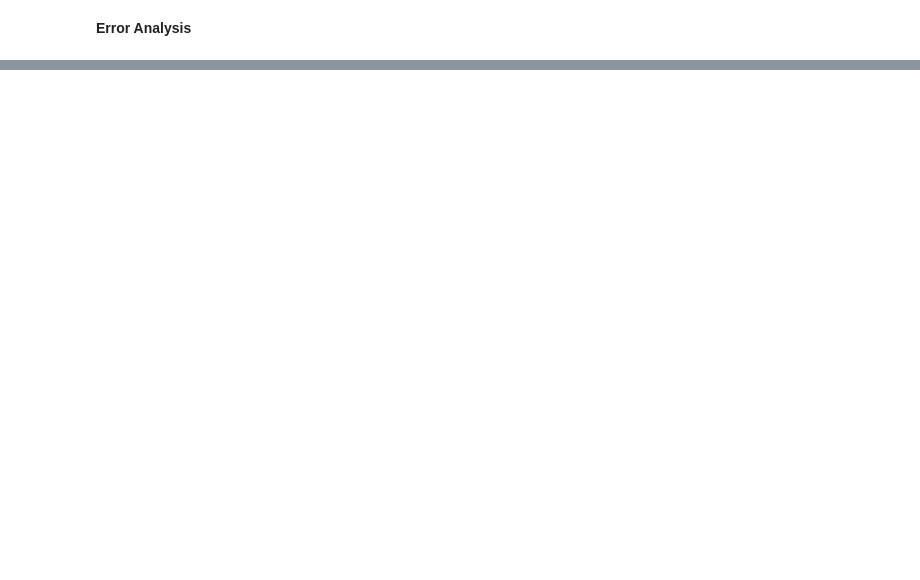
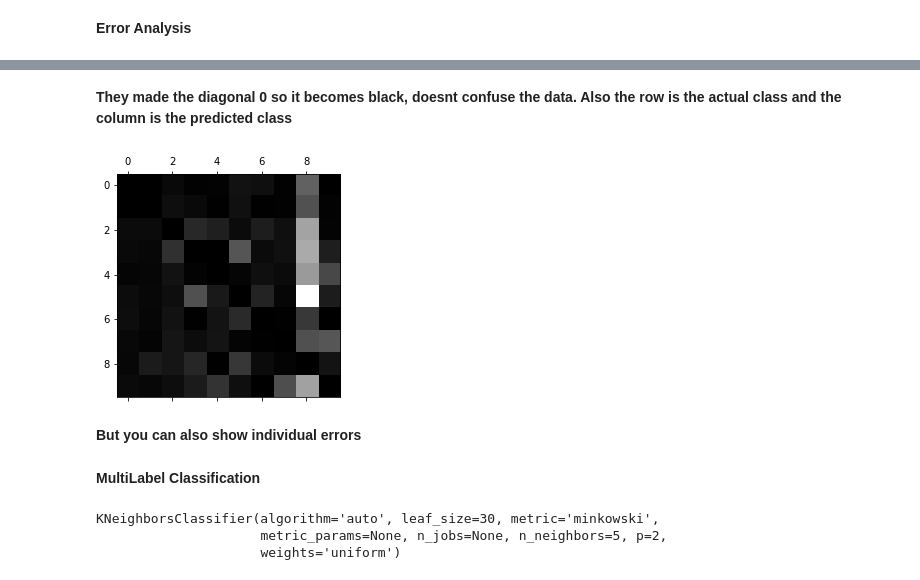
Before and after one commit to jainesh99/hands_on_machine_learning, a Jupyter notebook: Mnist-Classification.ipynb, the cells around one changed output, grey strips where cells are left out. Saved outputs shown, nothing was run; the diff lists cells and outputs as text; code cells hidden in the pictures; blank space fills up the shorter version.

```diff
--- a/Mnist-Classification.ipynb
+++ b/Mnist-Classification.ipynb
@@ -257,0 +302,3 @@ cross_val_score(sgd_clf, X_train_scaled, y_train, cv=3, scoring="accuracy")
+# %%
+row_sums = conf_mx.sum(axis=1, keepdims=True)
+row_sums
@@ -257,0 +316,3 @@ cross_val_score(sgd_clf, X_train_scaled, y_train, cv=3, scoring="accuracy")
+# %%
+norm_conf_mx = conf_mx/row_sums
+norm_conf_mx
@@ -257,0 +337,10 @@ cross_val_score(sgd_clf, X_train_scaled, y_train, cv=3, scoring="accuracy")
+# %% [markdown]
+**They made the diagonal 0 so it becomes black, doesnt confuse the data. Also the row is the actual class and the column is the predicted class**
+# %%
+np.fill_diagonal(norm_conf_mx, 0)
+plt.matshow(norm_conf_mx, cmap=plt.cm.gray)
+plt.show()
+# %% [output]
+[figure, added]
+# %% [markdown]
+**But you can also show individual errors**
@@ -257,0 +353,2 @@ cross_val_score(sgd_clf, X_train_scaled, y_train, cv=3, scoring="accuracy")
+# %% [markdown]
+**MultiLabel Classification**
@@ -257,0 +361,7 @@ cross_val_score(sgd_clf, X_train_scaled, y_train, cv=3, scoring="accuracy")
+# %%
+knn_clf = KNeighborsClassifier()
+knn_clf.fit(X_train, y_multilabel)
+# %% [output]
+KNeighborsClassifier(algorithm='auto', leaf_size=30, metric='minkowski',
+                     metric_params=None, n_jobs=None, n_neighbors=5, p=2,
+                     weights='uniform')
```
Also changed, not shown: parts of 16 cells of this notebook.
